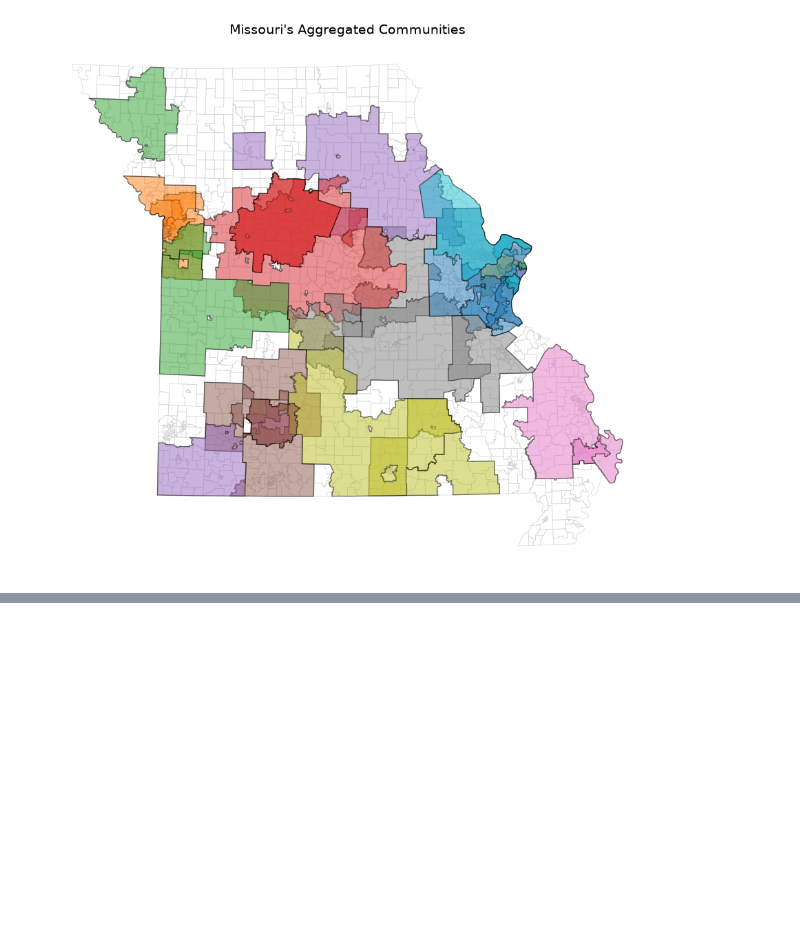
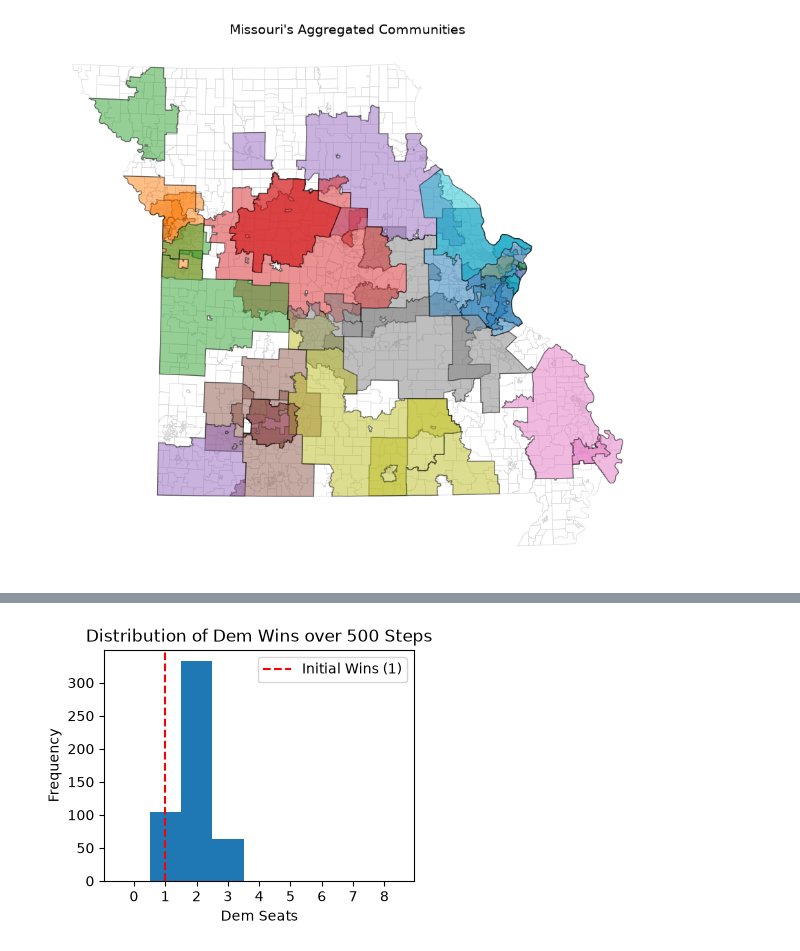
Before and after one commit to jevonlipsey/coi-preservation-project, a Jupyter notebook: mo_scoring.ipynb, the cells around one changed output, grey strips where cells are left out. Saved outputs shown, nothing was run; the diff lists cells and outputs as text; code cells hidden in the pictures; blank space fills up the shorter version.

```diff
--- a/mo_scoring.ipynb
+++ b/mo_scoring.ipynb
@@ -81,0 +307,21 @@ plt.show()
+# %%
+# hist: dem seats distribution
+n_districts = len(initial_partition.parts)
+plt.figure(figsize=(4,3))
+plt.hist(
+    dem_wins_count,
+    bins=np.arange(-0.5, n_districts + 1.5, 1)
+    )
+plt.xticks(range(n_districts + 1))
+plt.xlabel("Dem Seats")
+plt.ylabel("Frequency")
+plt.title(f"Distribution of Dem Wins over {MARKOV_STEPS} Steps")
+
+# initial wins line
+initial_wins = count_dem_wins(initial_partition)
+plt.axvline(x=initial_wins, color='red', linestyle='dashed', label=f'Initial Wins ({initial_wins})')
+
+plt.legend()
+plt.show()
+# %% [output]
+[figure, added]
```
Also changed, not shown: parts of 19 cells of this notebook, 1 other file.
